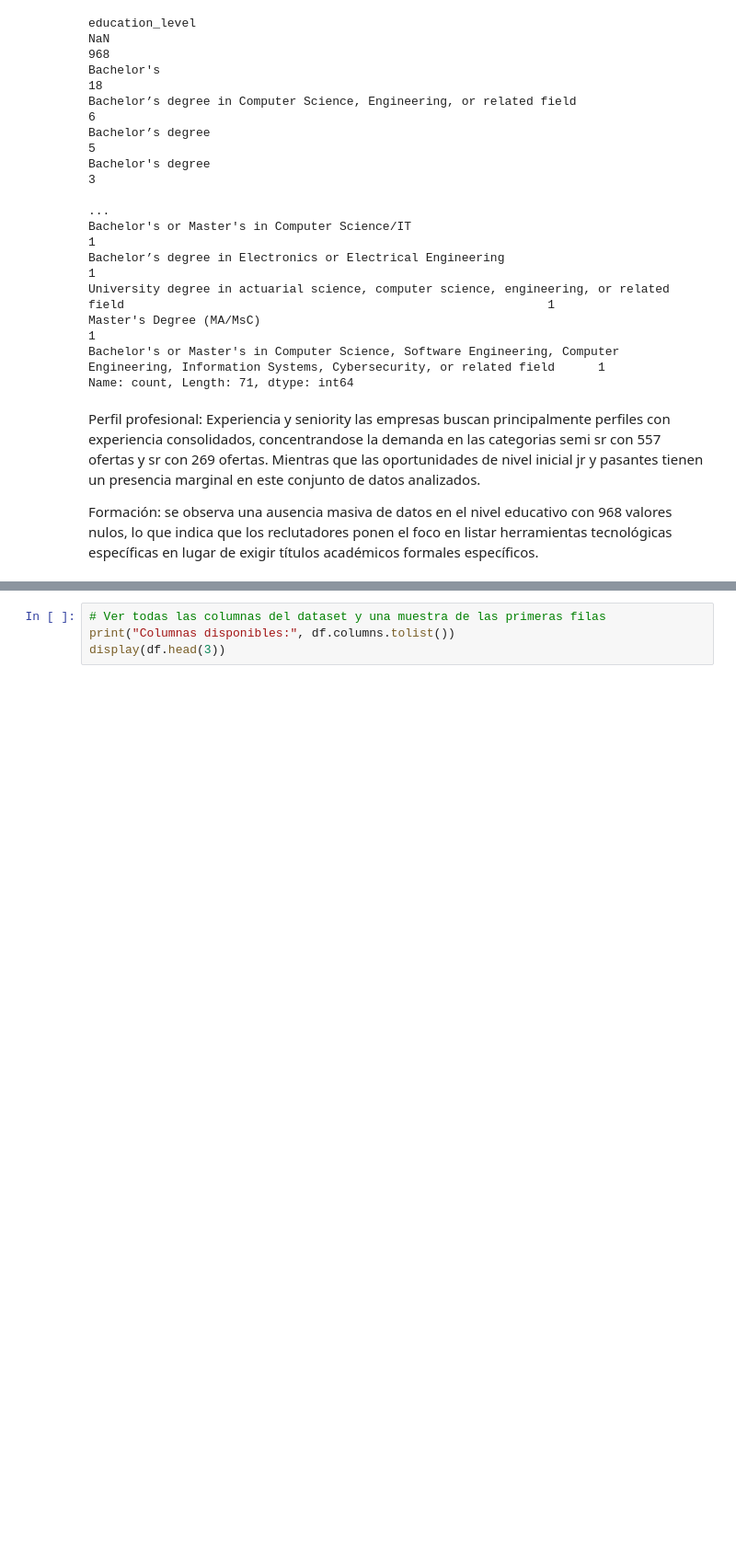
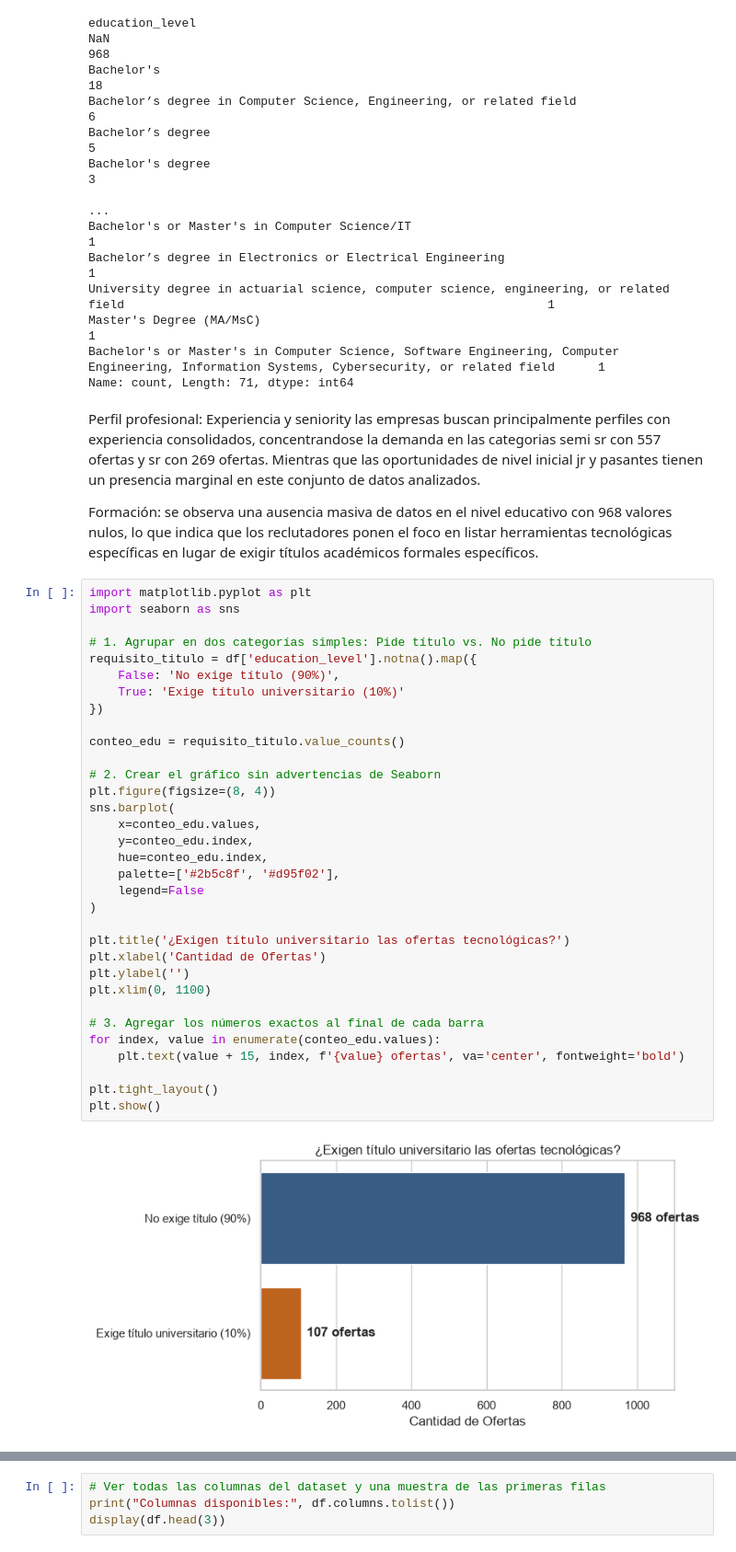
Before and after one commit to Maraffonso/Consulting-Challenge, a Jupyter notebook: notebooks/Analisis exploratorio.ipynb, the cells around one changed output, grey strips where cells are left out. Shown at 92% size. Cells and saved outputs as stored; diff of their text form; blank space fills up the shorter version.

```diff
--- a/notebooks/Analisis exploratorio.ipynb
+++ b/notebooks/Analisis exploratorio.ipynb
@@ -233,3 +233,38 @@ Perfil profesional:
 Experiencia y seniority las empresas buscan principalmente perfiles con experiencia consolidados, concentrandose la demanda en las categorias semi sr con 557 ofertas y sr con 269 ofertas. Mientras que las oportunidades de nivel inicial jr y pasantes tienen un presencia marginal en este conjunto de datos analizados.
 
 Formación: se observa una ausencia masiva de datos en el nivel educativo con 968 valores nulos, lo que indica que los reclutadores ponen el foco en listar herramientas tecnológicas específicas en lugar de exigir títulos académicos formales específicos.
+# %%
+import matplotlib.pyplot as plt
+import seaborn as sns
+
+# 1. Agrupar en dos categorías simples: Pide título vs. No pide título
+requisito_titulo = df['education_level'].notna().map({
+    False: 'No exige título (90%)',
+    True: 'Exige título universitario (10%)'
+})
+
+conteo_edu = requisito_titulo.value_counts()
+
+# 2. Crear el gráfico sin advertencias de Seaborn
+plt.figure(figsize=(8, 4))
+sns.barplot(
+    x=conteo_edu.values,
+    y=conteo_edu.index,
+    hue=conteo_edu.index,
+    palette=['#2b5c8f', '#d95f02'],
+    legend=False
+)
+
+plt.title('¿Exigen título universitario las ofertas tecnológicas?')
+plt.xlabel('Cantidad de Ofertas')
+plt.ylabel('')
+plt.xlim(0, 1100)
+
+# 3. Agregar los números exactos al final de cada barra
+for index, value in enumerate(conteo_edu.values):
+    plt.text(value + 15, index, f'{value} ofertas', va='center', fontweight='bold')
+
+plt.tight_layout()
+plt.show()
+# %% [output]
+[figure, added]
```
Also changed, not shown: parts of 2 cells of this notebook.
